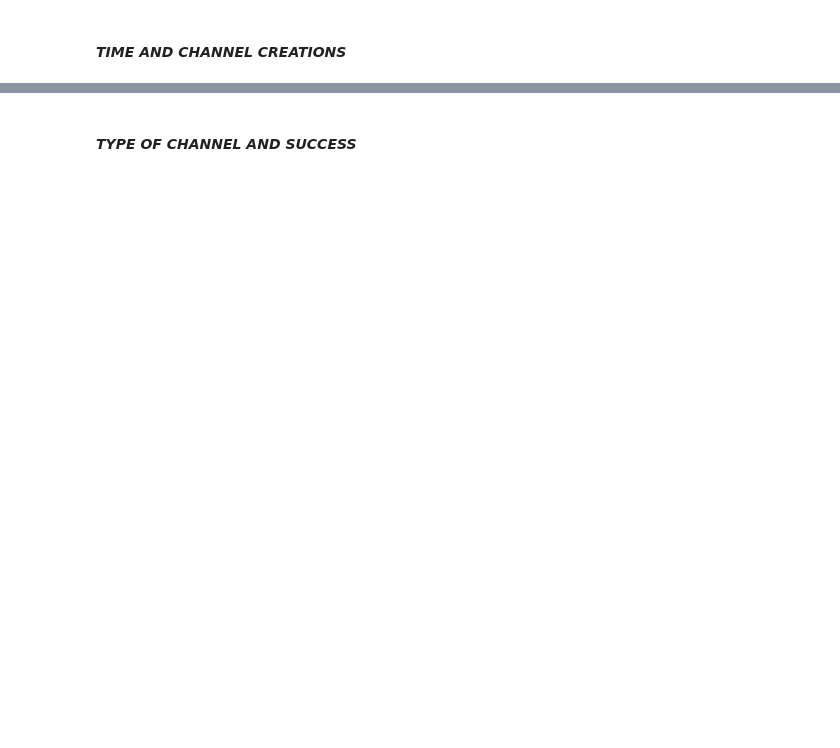
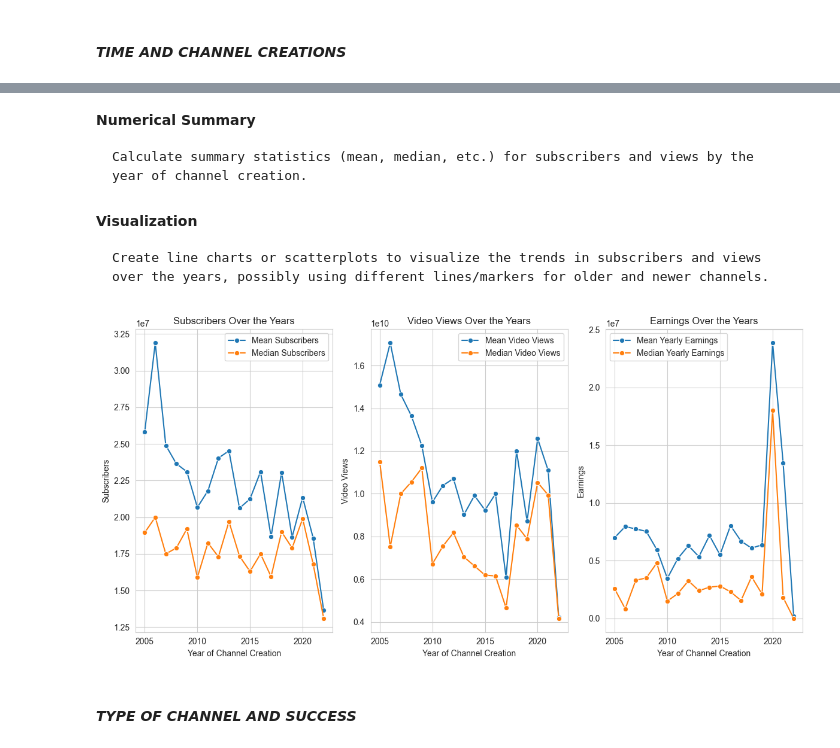
Before and after one commit to Alexxanderson/CSMODEL-PROJECT, a Jupyter notebook: MCO1/EDA.ipynb, the cells around one changed output, grey strips where cells are left out. Drawn from its saved outputs; the diff is of its cells as text; code cells hidden in the pictures; blank space fills up the shorter version.

```diff
--- a/MCO1/EDA.ipynb
+++ b/MCO1/EDA.ipynb
@@ -123,2 +157,53 @@ plt.show()
+# %% [markdown]
+**Numerical Summary**
+
+    Calculate summary statistics (mean, median, etc.) for subscribers and views by the year of channel creation.
+# %% [markdown]
+**Visualization**
+
+    Create line charts or scatterplots to visualize the trends in subscribers and views over the years, possibly using different lines/markers for older and newer channels.
+# %%
+
+# Filter data for channels created from 2000s to the latest year
+filtered_df = youtube_df[youtube_df['created_year'] >= 2000]
+
+# Calculate summary statistics for subscribers and views by the year of channel creation
+summary_stats = filtered_df.groupby('created_year')[['subscribers', 'video views', 'highest_yearly_earnings']].agg(['mean', 'median']).reset_index()
+
+# Create line charts to visualize the trends in subscribers and views over the years
+plt.figure(figsize=(12, 6))
+sns.set_style("whitegrid")
+
+# Line chart for mean subscribers over the years
+plt.subplot(1, 3, 1)
+sns.lineplot(x='created_year', y=('subscribers', 'mean'), data=summary_stats, label='Mean Subscribers', marker='o')
+sns.lineplot(x='created_year', y=('subscribers', 'median'), data=summary_stats, label='Median Subscribers', marker='o')
+plt.xlabel('Year of Channel Creation')
+plt.ylabel('Subscribers')
+plt.title('Subscribers Over the Years')
+plt.legend()
+
+# Line chart for mean views over the years
+plt.subplot(1, 3, 2)
+sns.lineplot(x='created_year', y=('video views', 'mean'), data=summary_stats, label='Mean Video Views', marker='o')
+sns.lineplot(x='created_year', y=('video views', 'median'), data=summary_stats, label='Median Video Views', marker='o')
+plt.xlabel('Year of Channel Creation')
+plt.ylabel('Video Views')
+plt.title('Video Views Over the Years')
+plt.legend()
+
+# Line chart for mean earnings over the years
+plt.subplot(1, 3, 3)
+sns.lineplot(x='created_year', y=('highest_yearly_earnings', 'mean'), data=summary_stats, label='Mean Yearly Earnings', marker='o')
+sns.lineplot(x='created_year', y=('highest_yearly_earnings', 'median'), data=summary_stats, label='Median Yearly Earnings', marker='o')
+plt.xlabel('Year of Channel Creation')
+plt.ylabel('Earnings')
+plt.title('Earnings Over the Years')
+plt.legend()
+
+plt.tight_layout()
+plt.show()
+# %% [output]
+[figure, added]
 # %% [markdown]
 #### ***TYPE OF CHANNEL AND SUCCESS***
```
Also changed, not shown: parts of 8 cells of this notebook.
